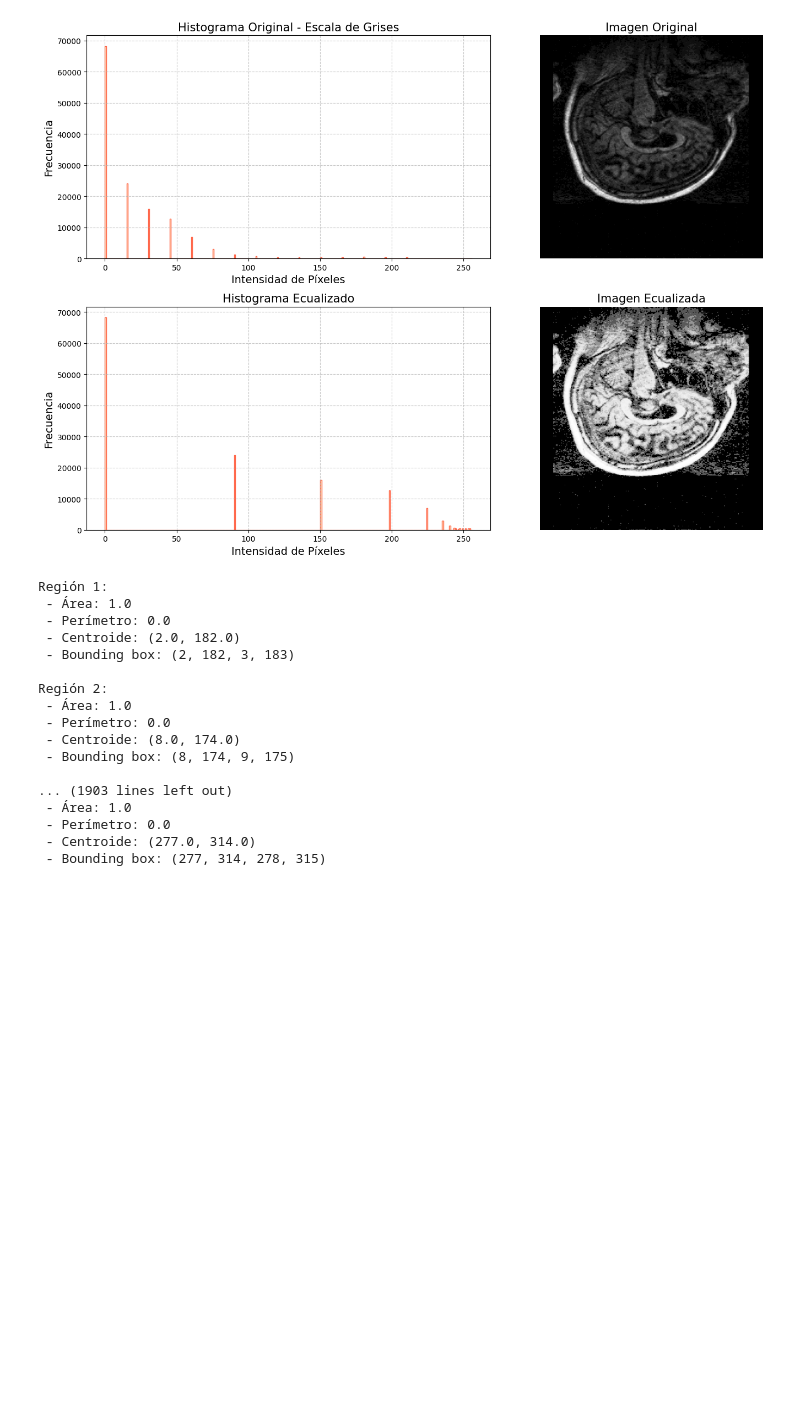
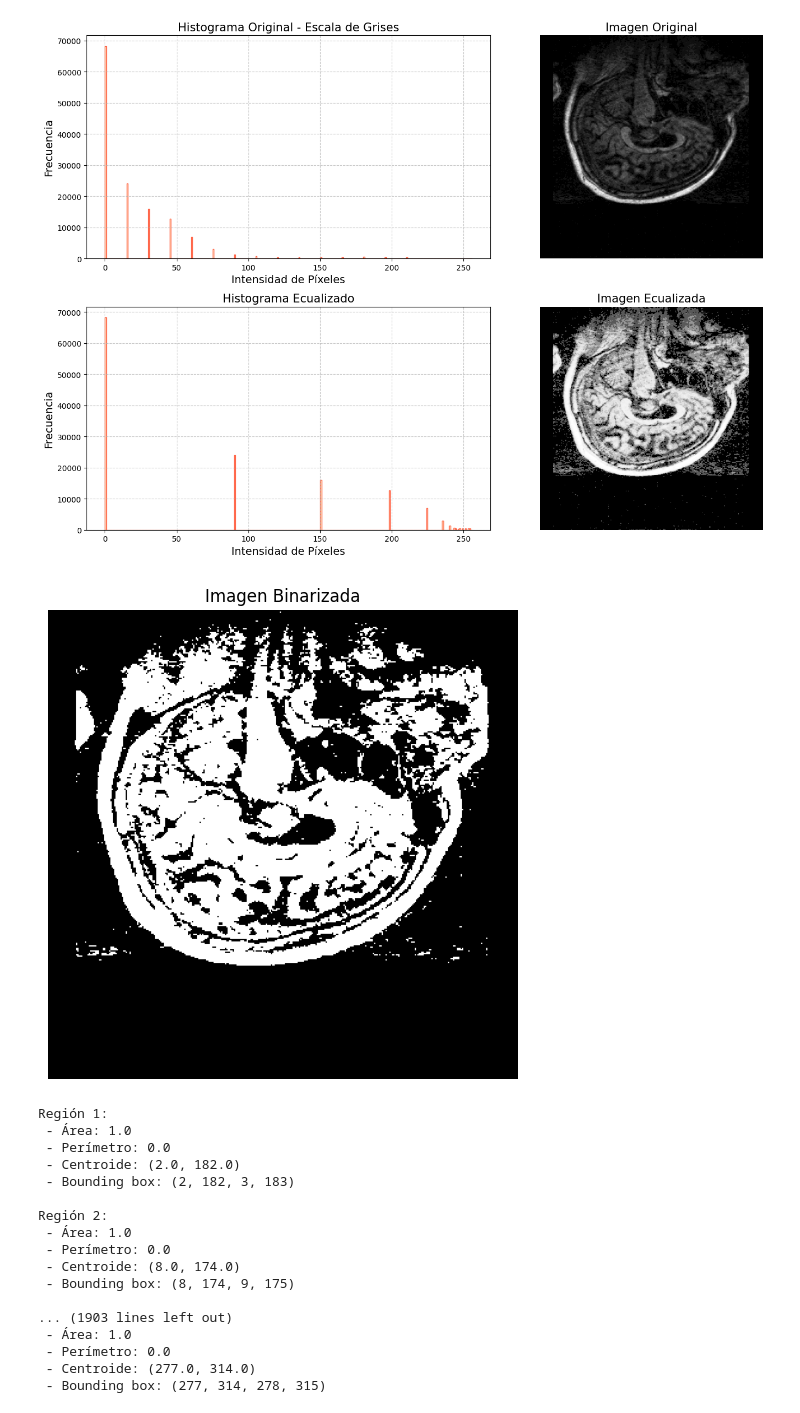
Before and after one commit to TTioTiago/ProcesamientoImagenes, a Jupyter notebook: Pruebas_Imagenes_MRI.ipynb, the cells around one changed output. Drawn from its saved outputs; the diff is of its cells as text; code cells hidden in the pictures; blank space fills up the shorter version.

```diff
--- a/Pruebas_Imagenes_MRI.ipynb
+++ b/Pruebas_Imagenes_MRI.ipynb
@@ -125,6 +140,35 @@ imagen_pil = Image.fromarray(imagen_uint8)
 imagen_pil.save('/content/imagen_ecualizada.png')
 # %% [output]
 [figure]
+# %%
+import numpy as np
+import matplotlib.pyplot as plt
+from scipy import ndimage
+from skimage import measure
+from PIL import Image
+
+imagen = Image.open('/content/imagen_ecualizada.png')
+
+array = np.array(imagen)
+
+imagenGris = array
+
+# Umbral para binarizar la imagen (según la intensidad)
+umbral = 128  # Ajusta este valor según sea necesario
+imagen_binaria = imagenGris > umbral
+
+plt.figure(figsize=(15, 5))
+
+plt.subplot(1, 3, 2)
+plt.imshow(imagen_binaria, cmap='gray')
+plt.title("Imagen Binarizada")
+plt.axis('off')
+
+
+plt.tight_layout()
+plt.show()
+# %% [output]
+[figure, added]
 # %%
 import numpy as np
 import matplotlib.pyplot as plt
```
Also changed, not shown: parts of 2 cells of this notebook.
